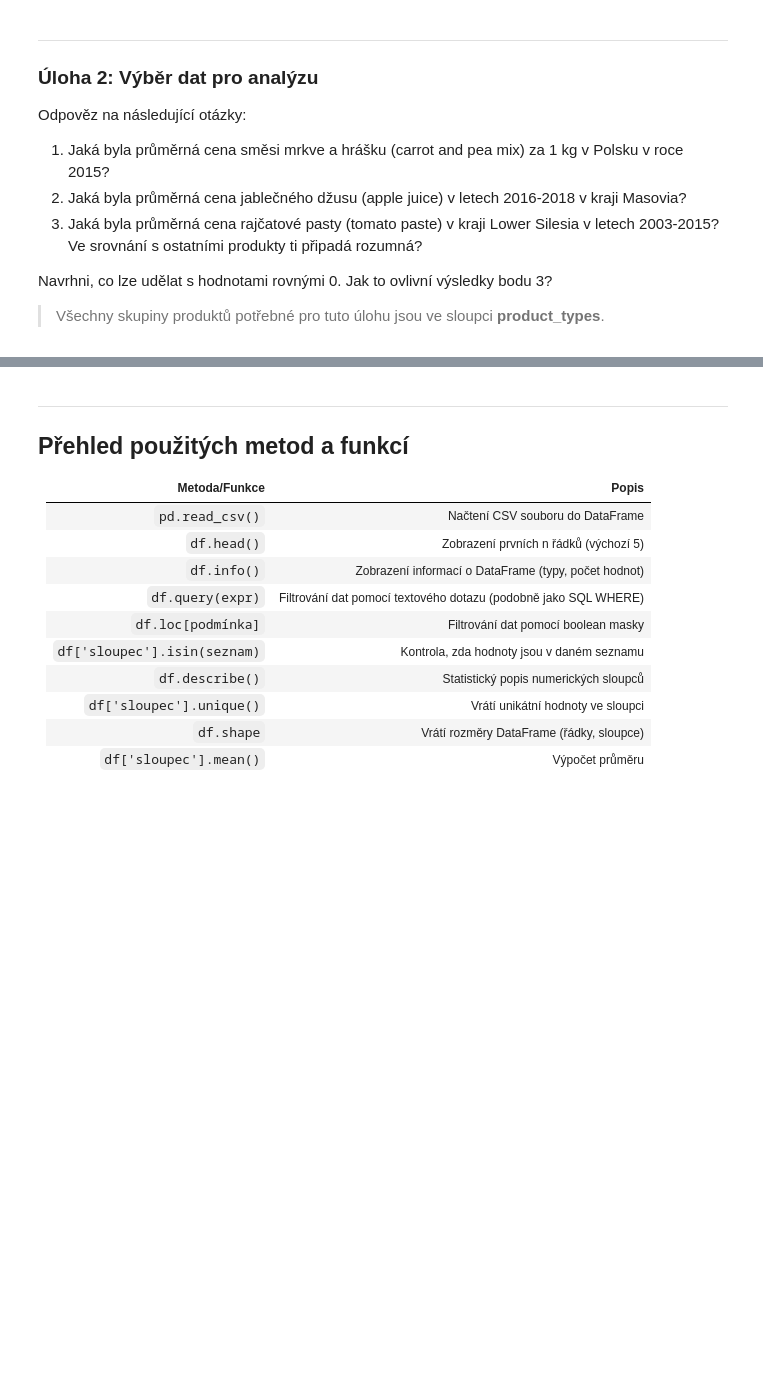
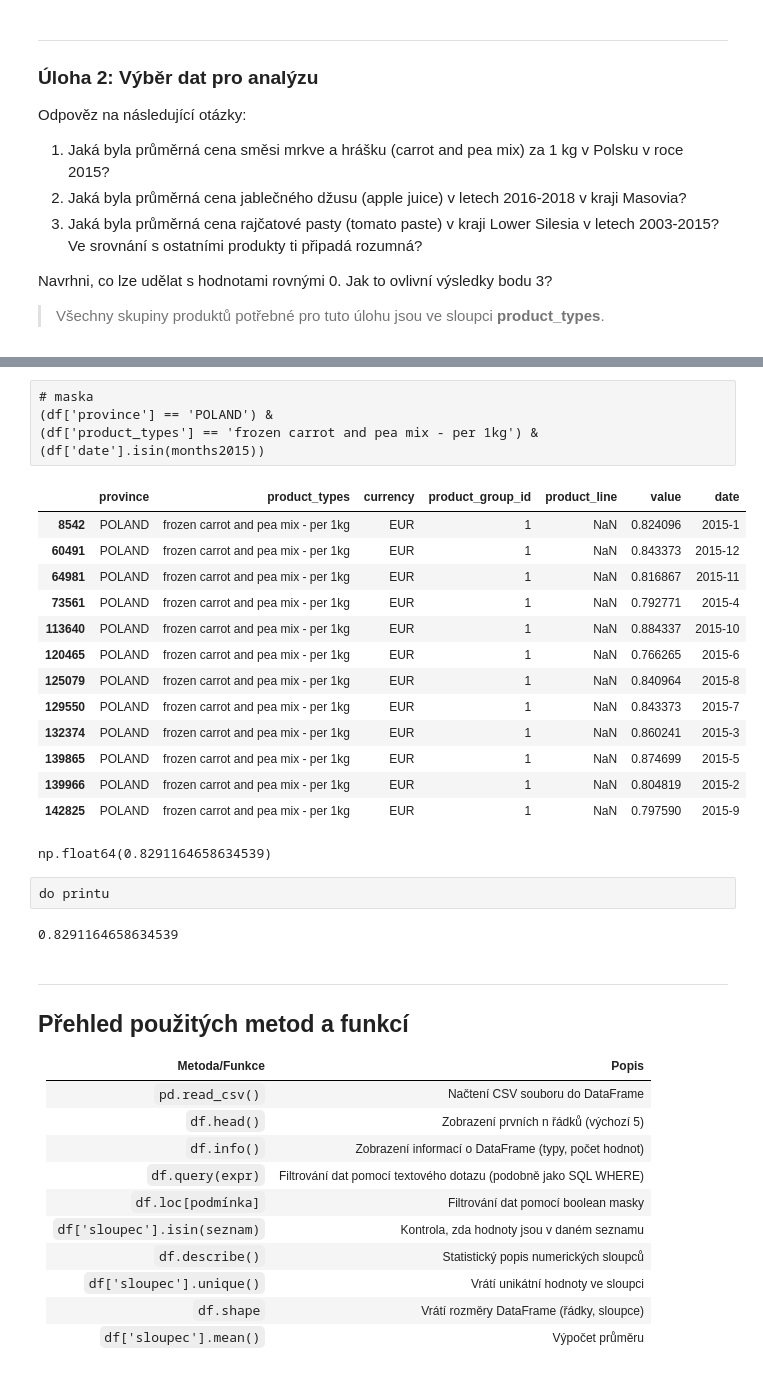
Before and after one commit to danakozakova/Python-CodersLab, a Jupyter notebook: Day_5/Day_5_01_Filtering_data_reseni.ipynb, the cells around one changed output, grey strips where cells are left out. Cells and saved outputs as stored; diff of their text form; code cells hidden in the pictures; blank space fills up the shorter version.

```diff
--- a/Day_5/Day_5_01_Filtering_data_reseni.ipynb
+++ b/Day_5/Day_5_01_Filtering_data_reseni.ipynb
@@ -559,0 +639,5 @@ Navrhni, co lze udělat s hodnotami rovnými 0. Jak to ovlivní výsledky bodu 3
+# %%
+# months2015 = ['2015-01'...]
+
+months2015 = [f"2015-{m}" for m in range(1,13)]
+months2015
@@ -560,3 +657,46 @@ Navrhni, co lze udělat s hodnotami rovnými 0. Jak to ovlivní výsledky bodu 3
+# %% [raw]
+# maska
+(df['province'] == 'POLAND') &
+(df['product_types'] == 'frozen carrot and pea mix - per 1kg') &
+(df['date'].isin(months2015))
+# %%
+df.loc[
+    (df['province'] == 'POLAND') &
+    (df['product_types'] == 'frozen carrot and pea mix - per 1kg') &
+    (df['date'].isin(months2015))
+]
+# %% [output]
+|  | province | product_types | currency | product_group_id | product_line | value | date |
+| 8542 | POLAND | frozen carrot and pea mix - per 1kg | EUR | 1 | NaN | 0.824096 | 2015-1 |
+| 60491 | POLAND | frozen carrot and pea mix - per 1kg | EUR | 1 | NaN | 0.843373 | 2015-12 |
+| 64981 | POLAND | frozen carrot and pea mix - per 1kg | EUR | 1 | NaN | 0.816867 | 2015-11 |
+| 73561 | POLAND | frozen carrot and pea mix - per 1kg | EUR | 1 | NaN | 0.792771 | 2015-4 |
+| 113640 | POLAND | frozen carrot and pea mix - per 1kg | EUR | 1 | NaN | 0.884337 | 2015-10 |
+| 120465 | POLAND | frozen carrot and pea mix - per 1kg | EUR | 1 | NaN | 0.766265 | 2015-6 |
+| 125079 | POLAND | frozen carrot and pea mix - per 1kg | EUR | 1 | NaN | 0.840964 | 2015-8 |
+| 129550 | POLAND | frozen carrot and pea mix - per 1kg | EUR | 1 | NaN | 0.843373 | 2015-7 |
+| 132374 | POLAND | frozen carrot and pea mix - per 1kg | EUR | 1 | NaN | 0.860241 | 2015-3 |
+| 139865 | POLAND | frozen carrot and pea mix - per 1kg | EUR | 1 | NaN | 0.874699 | 2015-5 |
+| 139966 | POLAND | frozen carrot and pea mix - per 1kg | EUR | 1 | NaN | 0.804819 | 2015-2 |
+| 142825 | POLAND | frozen carrot and pea mix - per 1kg | EUR | 1 | NaN | 0.797590 | 2015-9 |
+# %%
+df.loc[
+    (df['province'] == 'POLAND') &
+    (df['product_types'] == 'frozen carrot and pea mix - per 1kg') &
+    (df['date'].isin(months2015))
+]['value'].mean()
+# %% [output]
+np.float64(0.8291164658634539)
+# %% [raw]
+do printu
+# %%
+print(df.loc[
+    (df['province'] == 'POLAND') &
+    (df['product_types'] == 'frozen carrot and pea mix - per 1kg') &
+    (df['date'].isin(months2015))
+]['value'].mean())
+# %% [output]
+0.8291164658634539
 # %%
 # Otázka 2: Průměrná cena jablečného džusu v Masovii 2016-2018
 # %%
```
Also changed, not shown: parts of 10 cells of this notebook.
